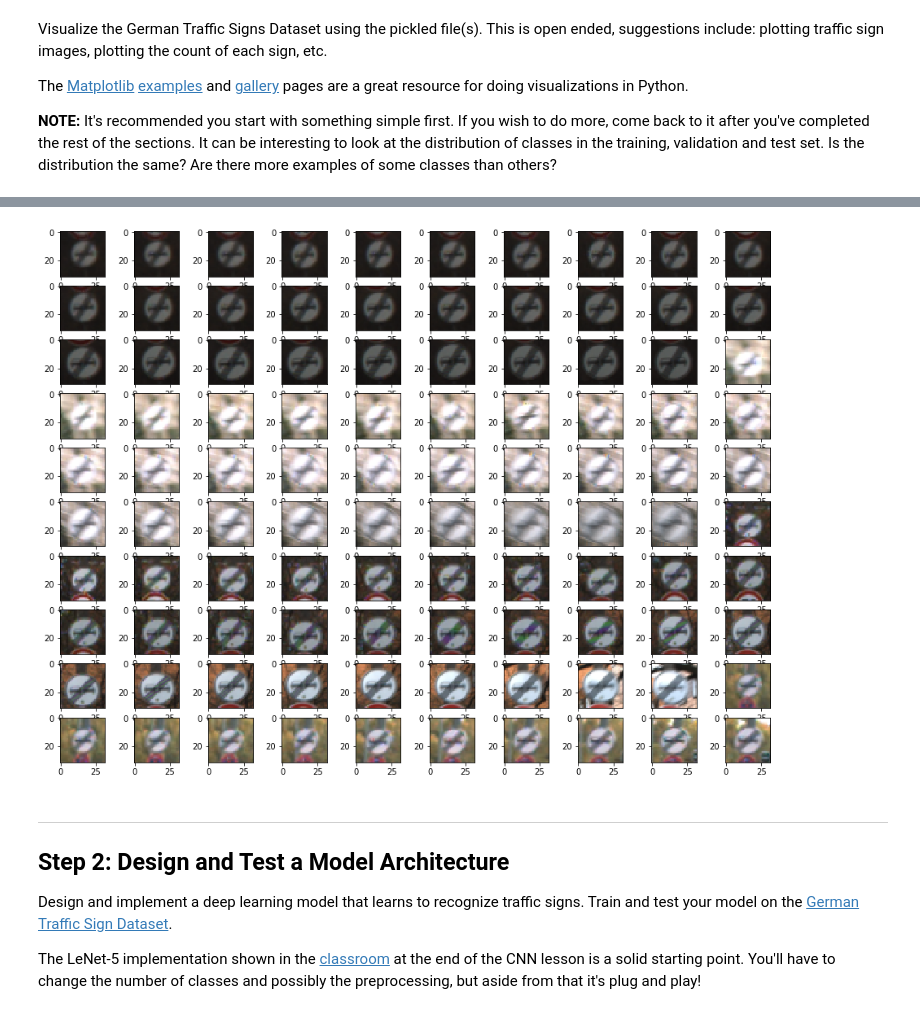
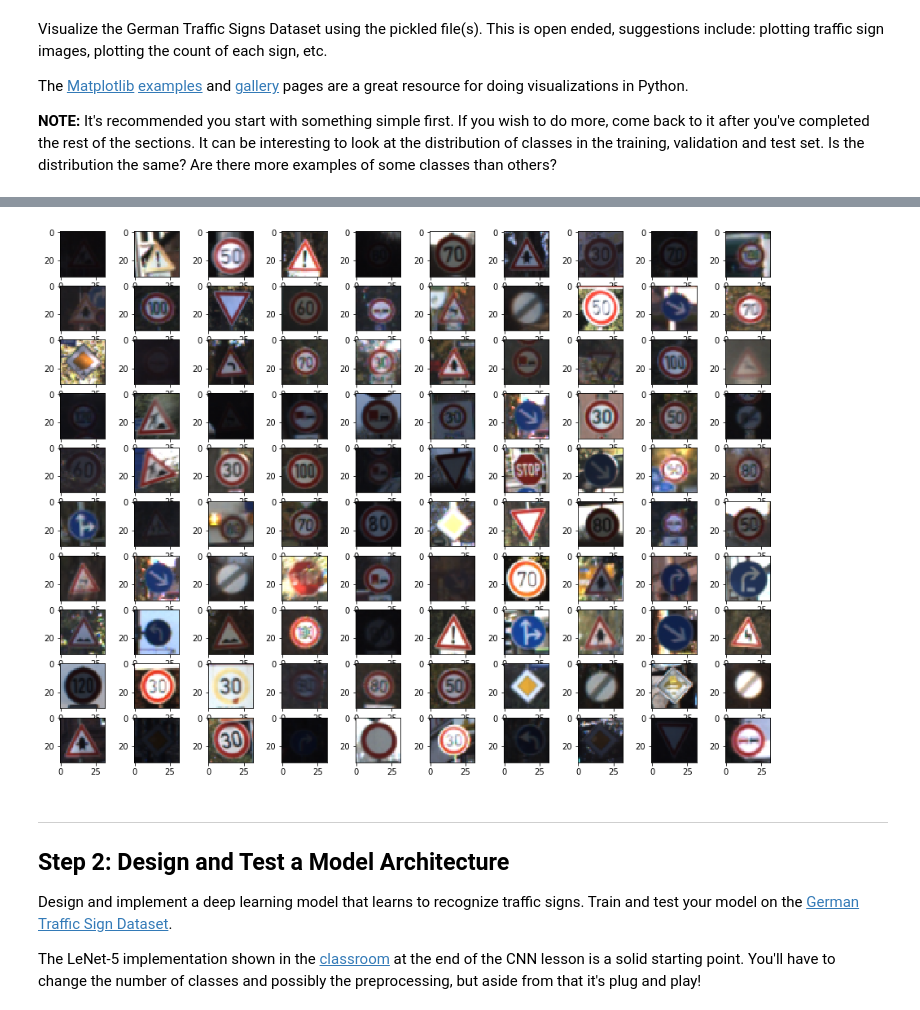
Before and after one commit to Chassein/CarND-Traffic-Sign-Classifier-Project, a Jupyter notebook: Traffic_Sign_Classifier.ipynb, the cells around one changed output, grey strips where cells are left out. Cells and saved outputs as stored; diff of their text form; code cells hidden in the pictures.

```diff
--- a/Traffic_Sign_Classifier.ipynb
+++ b/Traffic_Sign_Classifier.ipynb
@@ -93,20 +139,14 @@ The [Matplotlib](http://matplotlib.org/) [examples](http://matplotlib.org/exampl
 # %%
-### Data exploration visualization code goes here.
-### Feel free to use as many code cells as needed.
-import matplotlib.pyplot as plt
-# Visualizations will be shown in the notebook.
-%matplotlib inline
-
-
+#Visualize 100 random training samples
 plt.figure(1, figsize=(16, 12))
 plot_counter = 1
 
 for i in range(100):
     plt.subplot(10,10,plot_counter)
-    plt.imshow(X_train[plot_counter])
+    plt.imshow(X_train[np.random.randint(0,n_train)])
     plot_counter = plot_counter + 1
 # %% [output]
-[figure, old version]
+[figure, new version]
 # %% [markdown]
 ----
 
```
Also changed, not shown: parts of 20 cells of this notebook, 8 other files.
